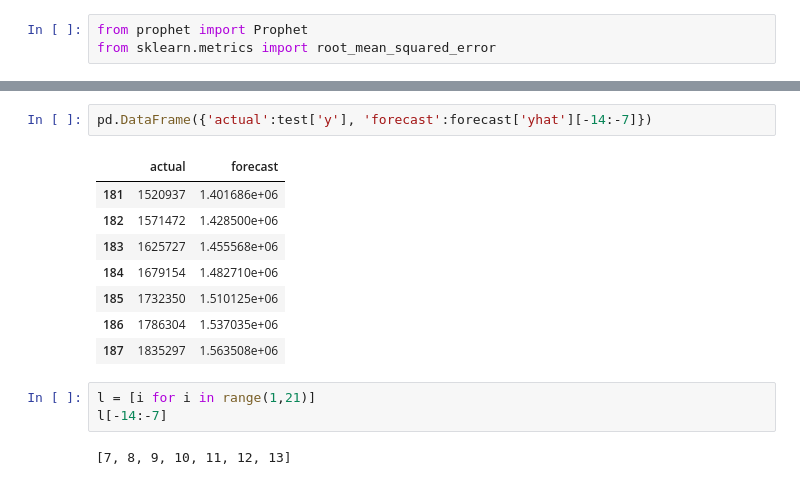
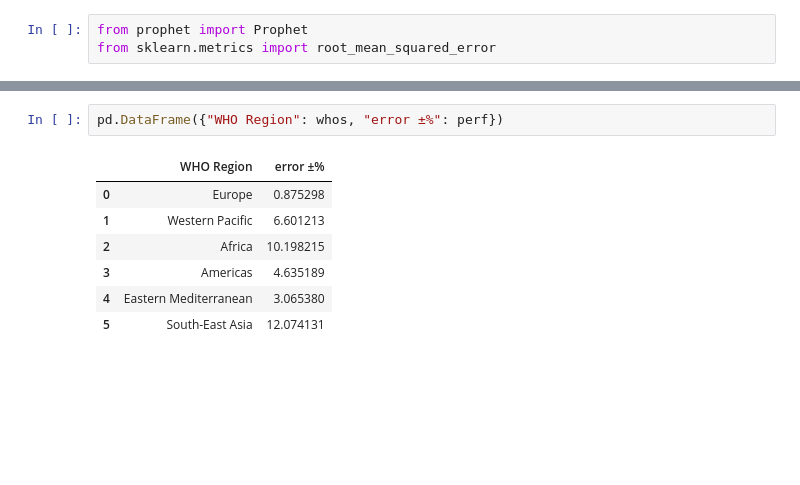
Before and after one commit to RehanShaikh-ai/covid-19-analysis-and-forecasting, a Jupyter notebook: covid_analysis.ipynb, the cells around one changed output, grey strips where cells are left out. Drawn from its saved outputs; the diff is of its cells as text; blank space fills up the shorter version.

```diff
--- a/covid_analysis.ipynb
+++ b/covid_analysis.ipynb
@@ -283,16 +266,10 @@ future
-# %%
-pd.DataFrame({'actual':test['y'], 'forecast':forecast['yhat'][-14:-7]})
-# %% [output]
-|  | actual | forecast |
-| 181 | 1520937 | 1.401686e+06 |
-| 182 | 1571472 | 1.428500e+06 |
-| 183 | 1625727 | 1.455568e+06 |
-| 184 | 1679154 | 1.482710e+06 |
-| 185 | 1732350 | 1.510125e+06 |
-| 186 | 1786304 | 1.537035e+06 |
-| 187 | 1835297 | 1.563508e+06 |
-# %%
-l = [i for i in range(1,21)]
-l[-14:-7]
-# %% [output]
-[7, 8, 9, 10, 11, 12, 13]
+# %%
+pd.DataFrame({"WHO Region": whos, "error ±%": perf})
+# %% [output]
+|  | WHO Region | error ±% |
+| 0 | Europe | 0.875298 |
+| 1 | Western Pacific | 6.601213 |
+| 2 | Africa | 10.198215 |
+| 3 | Americas | 4.635189 |
+| 4 | Eastern Mediterranean | 3.065380 |
+| 5 | South-East Asia | 12.074131 |
```
Also changed, not shown: parts of 4 cells of this notebook.
